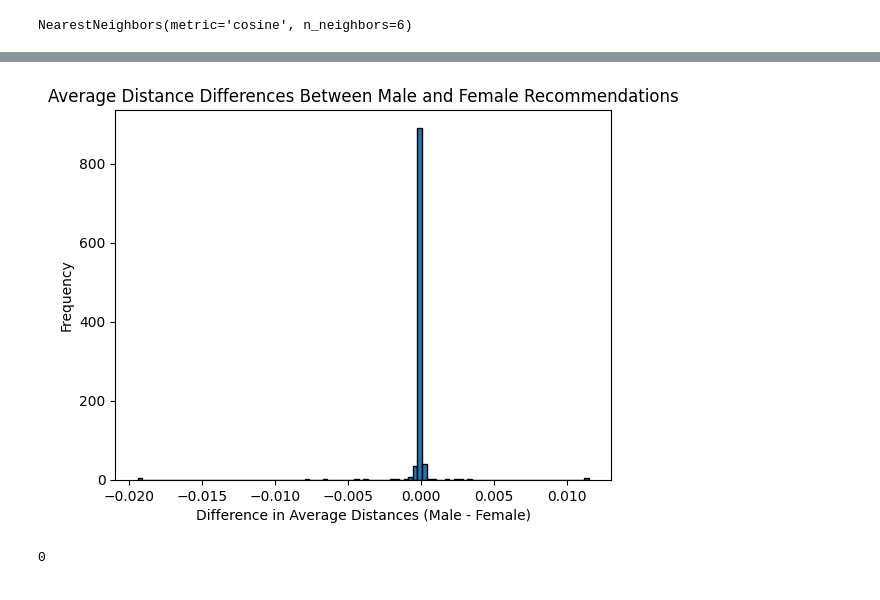
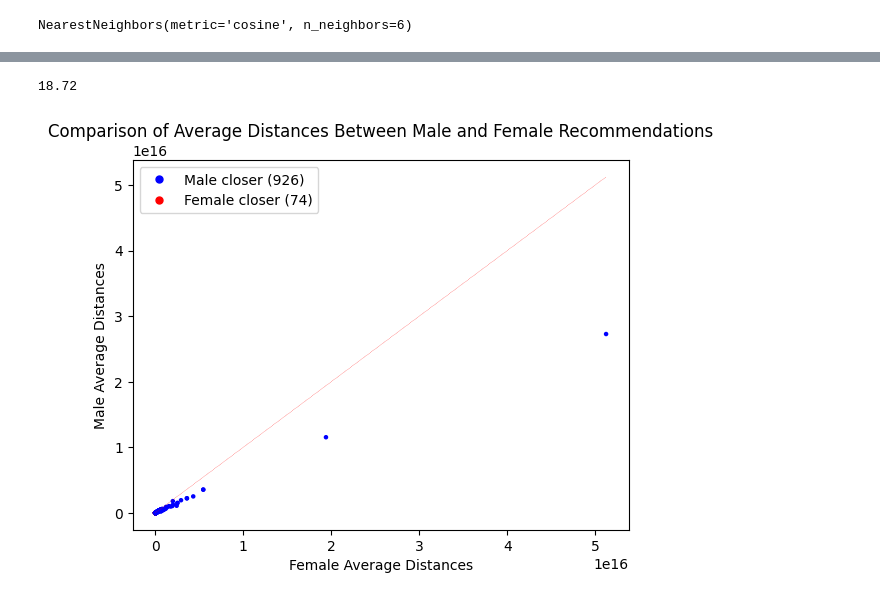
Before and after one commit to D123aniel/DATA120, a Jupyter notebook: final_project/final_code.ipynb, the cells around one changed output, grey strips where cells are left out. Saved outputs shown, nothing was run; the diff lists cells and outputs as text; code cells hidden in the pictures.

```diff
--- a/final_project/final_code.ipynb
+++ b/final_project/final_code.ipynb
@@ -212,9 +167,26 @@ Name: count, dtype: int64
+# %%
+# Baseline Female Percentage Calculation
+num_sim = 1000
+percents = []
+
+for i in range(num_sim):
+    random_genre = random.choice(filtered_df['genre'].unique())
+    recommendations = get_recommend(random_genre)
+
+    top_10 = recommendations.head(10)
+
+    female = len(top_10[top_10['GENDER'] == 'female'])
+
+    percents.append(female/10 * 100)
+
+print(np.average(percents))
+# %% [output]
+18.72
 # %%
 # Simulate a thousand recommendations
 num_simulations = 1000
 male_distances = []
 female_distances = []
-female_over = 0
 
 for i in range(num_simulations):
     distances_list = []
@@ -234,28 +206,36 @@ for i in range(num_simulations):
 
         male_merge = male_recommendations.merge(right=name_list_dist, how='inner', on='track_name')
         female_merge = female_recommendations.merge(right=name_list_dist, how='inner', on='track_name')
-        female_merge = female_recommendations.merge(right=name_list_dist, how='inner', on='track_name')
 
-        if not male_merge.empty:
-            male_distances.append(male_merge['dist'].mean())
-        if not female_merge.empty:
-            female_distances.append(female_merge['dist'].mean())
-    # Multiple by 1000000 to amplify the differences
-    if(sum(female_distances)*1000000 < sum(male_distances)*1000000):
-        female_over+=1
-
-# Plot the average distances in dot plot
-# Calculate the differences
-differences = [m - f for m, f in zip(male_distances, female_distances)]
-
-# Plot the histogram
-plt.hist(differences,bins=100, edgecolor='black')
-plt.xlabel('Difference in Average Distances (Male - Female)')
-plt.ylabel('Frequency')
-plt.title('Average Distance Differences Between Male and Female Recommendations')
-plt.show()
-
-print(female_over)
+        male_distances.append(male_merge['dist'].mean())
+        female_distances.append(female_merge['dist'].mean())
-# %% [output]
-[figure, removed]
-0
+# %%
+# Multiple by 1000 to make difference more visible
+male_distances = [x * 1000 for x in male_distances]
+female_distances = [y * 1000 for y in female_distances]
+
+# Plot the differences between the same index average distances
+
+# Colors for each dot, red if female closer, blue if male closer
+colors = ['red' if male > female else 'blue' for male, female in zip(male_distances, female_distances)]
+
+# Plot the scatter plot
+plt.scatter(female_distances, male_distances, c=colors, s=5)
+plt.xlabel('Female Average Distances')
+plt.ylabel('Male Average Distances')
+plt.title('Comparison of Average Distances Between Male and Female Recommendations')
+plt.plot([min(female_distances), max(female_distances)], [min(female_distances), max(female_distances)], color='red', linestyle='--', linewidth=0.2)
+
+# Create legend
+import matplotlib.lines as mlines
+
+# Counts of each color
+num_blue_dots = colors.count('blue')
+num_red_dots = colors.count('red')
+blue_dot = mlines.Line2D([], [], color='blue', marker='o', linestyle='None', markersize=5, label=f'Male closer ({num_blue_dots})')
+red_dot = mlines.Line2D([], [], color='red', marker='o', linestyle='None', markersize=5, label=f'Female closer ({num_red_dots})')
+plt.legend(handles=[blue_dot, red_dot], loc='upper left')
+
+plt.show()
+# %% [output]
+[figure, added]
```
Also changed, not shown: parts of 8 cells of this notebook.
